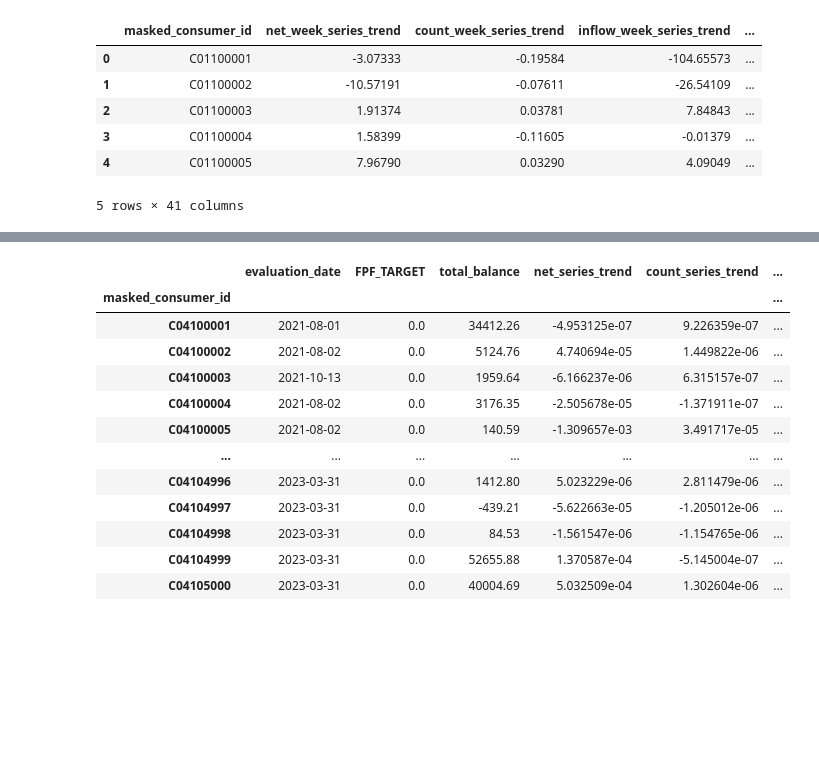
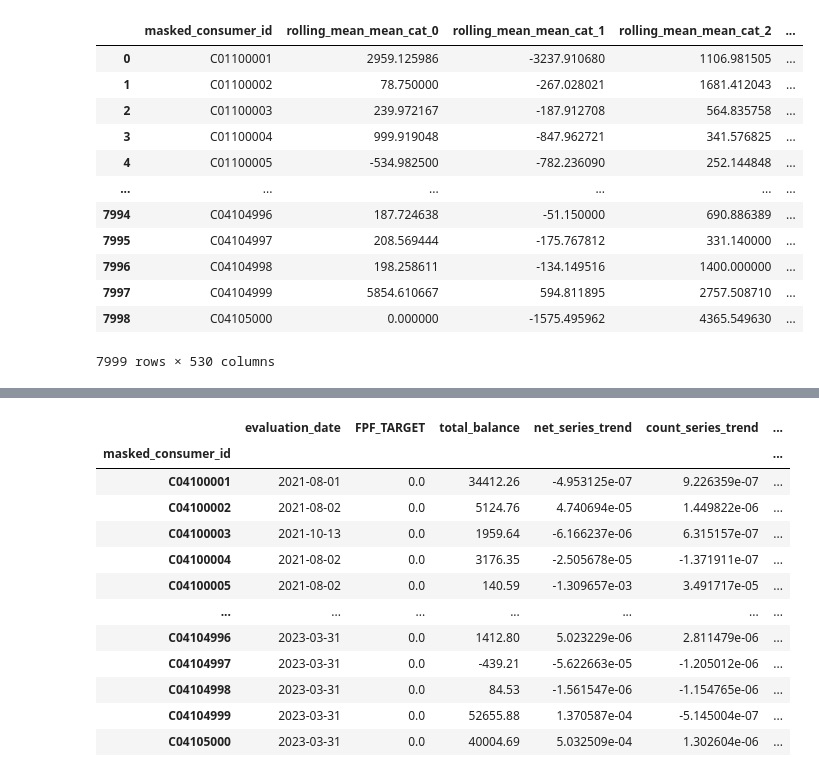
Before and after one commit to shsaha2024/mlc-sp25-car, a Jupyter notebook: manat_workflow/eda.ipynb, the cells around one changed output, grey strips where cells are left out. Drawn from its saved outputs; the diff is of its cells as text; code cells hidden in the pictures; blank space fills up the shorter version.

```diff
--- a/manat_workflow/eda.ipynb
+++ b/manat_workflow/eda.ipynb
@@ -34,4 +37,4 @@ transactions_df = transactions_df[transactions_df['posted_date'] < transactions_
 transactions_df['month'] = transactions_df['posted_date'].dt.to_period('M')
 transactions_df['posted_date'] = pd.to_datetime(transactions_df['posted_date'])
 transactions_df['converted_date'] = (max(transactions_df['posted_date']) - transactions_df['posted_date']).dt.total_seconds()/3600
-# transactions_df = transactions_df[transactions_df['masked_consumer_id'].str[2] == '4']
+transactions_df = transactions_df[transactions_df['masked_consumer_id'].str[2].isin(['1', '4'])]
@@ -95,57 +81,4 @@ df_4
 # # Combine results
 # transaction_grouped = pd.DataFrame({uid: out for uid, out in results}).T.reset_index().rename(columns={'index': 'masked_consumer_id'})
 # transaction_grouped.set_index('masked_consumer_id').to_csv(init_dir + '/cashflow-data/features.csv')
-# %%
-transaction_grouped = pd.read_csv(init_dir + '/cashflow-data/features.csv',)
-for col in transaction_grouped.columns[1:]:
-    transaction_grouped[col] = transaction_grouped[col].apply(lambda x: ast.literal_eval(x) if isinstance(x, str) else x)
-# %%
-import pandas as pd
-import numpy as np
-from sklearn.linear_model import LinearRegression
-
-def compute_trend(series):
-    if not isinstance(series, list) or len(series) < 3:
-        return 0  # insufficient data
-
-    series = np.array(series)
-    nonzero_idx = np.nonzero(series)[0]
-    nonzero_vals = series[nonzero_idx]
-
-    if len(nonzero_vals) <= 2 or len(nonzero_vals) / len(series) < 0.1:
-        return 0  # too sparse to infer meaningful trend
-
-    # Option: Apply smoothing if noise/spikes are common
-    if len(series) >= 5:
-        window = min(3, len(series))  # rolling window size
-        smoothed = pd.Series(series).rolling(window=window, min_periods=1, center=True).mean().values
-        series = smoothed
-        nonzero_idx = np.nonzero(series)[0]
-        nonzero_vals = series[nonzero_idx]
-
-    X = nonzero_idx.reshape(-1, 1)
-    y = nonzero_vals
-    model = LinearRegression().fit(X, y)
-    return round(model.coef_[0], 5)  # limit decimal noise
-
-
-# Apply to each time series column
-trend_df = pd.DataFrame()
-trend_df['masked_consumer_id'] = transaction_grouped['masked_consumer_id']
-
-# All time-series columns
-series_cols = transaction_grouped.columns.drop('masked_consumer_id')
-
-for col in series_cols:
-    trend_df[col + '_trend'] = transaction_grouped[col].apply(compute_trend)
-
-trend_df.head()
-# %% [output]
-|  | masked_consumer_id | net_week_series_trend | count_week_series_trend | inflow_week_series_trend | ... |
-| 0 | C01100001 | -3.07333 | -0.19584 | -104.65573 | ... |
-| 1 | C01100002 | -10.57191 | -0.07611 | -26.54109 | ... |
-| 2 | C01100003 | 1.91374 | 0.03781 | 7.84843 | ... |
-| 3 | C01100004 | 1.58399 | -0.11605 | -0.01379 | ... |
-| 4 | C01100005 | 7.96790 | 0.03290 | 4.09049 | ... |
-5 rows × 41 columns
 # %%
@@ -247,0 +313,22 @@ features_df = merge_df.set_index('masked_consumer_id') \
+# %%
+trans_features = make_transaction_features(transactions_df)
+weekly_features = make_weekly_features(transactions_df)
+weekly_features['masked_consumer_id'] = weekly_features['masked_consumer_id'].astype(str)
+trans_features['masked_consumer_id'] = trans_features['masked_consumer_id'].astype(str)
+features_df = weekly_features.merge(trans_features, how='left', on='masked_consumer_id')
+features_df = features_df.merge(consumer_df[['masked_consumer_id', 'FPF_TARGET']],on='masked_consumer_id',how='left')
+features_df
+# %% [output]
+|  | masked_consumer_id | rolling_mean_mean_cat_0 | rolling_mean_mean_cat_1 | rolling_mean_mean_cat_2 | ... |
+| 0 | C01100001 | 2959.125986 | -3237.910680 | 1106.981505 | ... |
+| 1 | C01100002 | 78.750000 | -267.028021 | 1681.412043 | ... |
+| 2 | C01100003 | 239.972167 | -187.912708 | 564.835758 | ... |
+| 3 | C01100004 | 999.919048 | -847.962721 | 341.576825 | ... |
+| 4 | C01100005 | -534.982500 | -782.236090 | 252.144848 | ... |
+| ... | ... | ... | ... | ... | ... |
+| 7994 | C04104996 | 187.724638 | -51.150000 | 690.886389 | ... |
+| 7995 | C04104997 | 208.569444 | -175.767812 | 331.140000 | ... |
+| 7996 | C04104998 | 198.258611 | -134.149516 | 1400.000000 | ... |
+| 7997 | C04104999 | 5854.610667 | 594.811895 | 2757.508710 | ... |
+| 7998 | C04105000 | 0.000000 | -1575.495962 | 4365.549630 | ... |
+7999 rows × 530 columns
```
Also changed, not shown: parts of 16 cells of this notebook, 2 other files.
